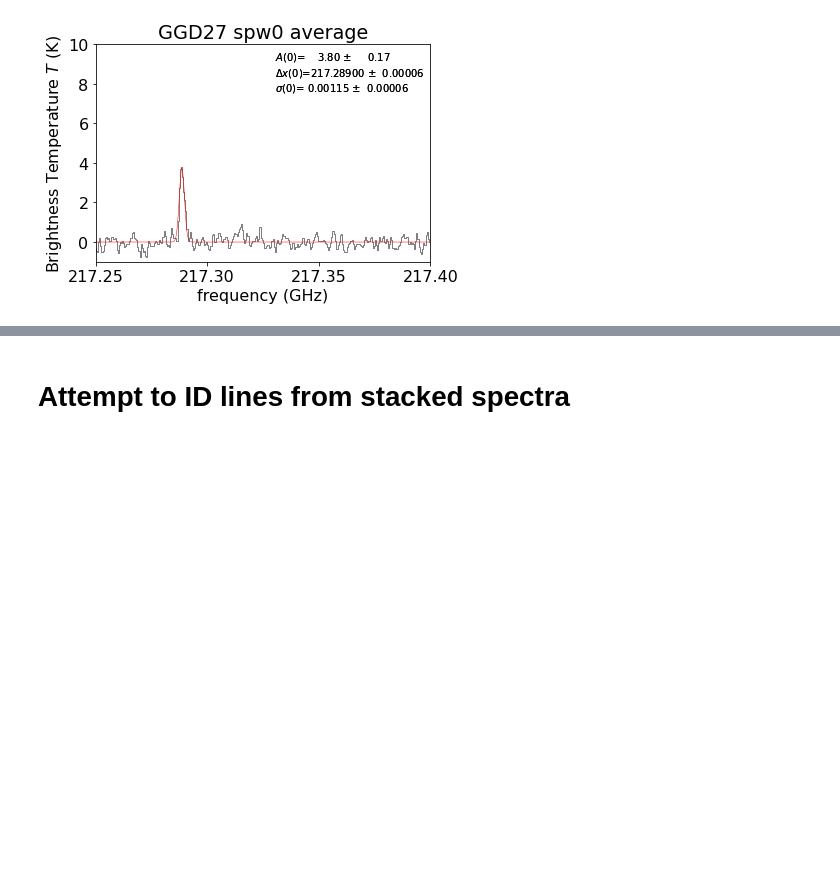
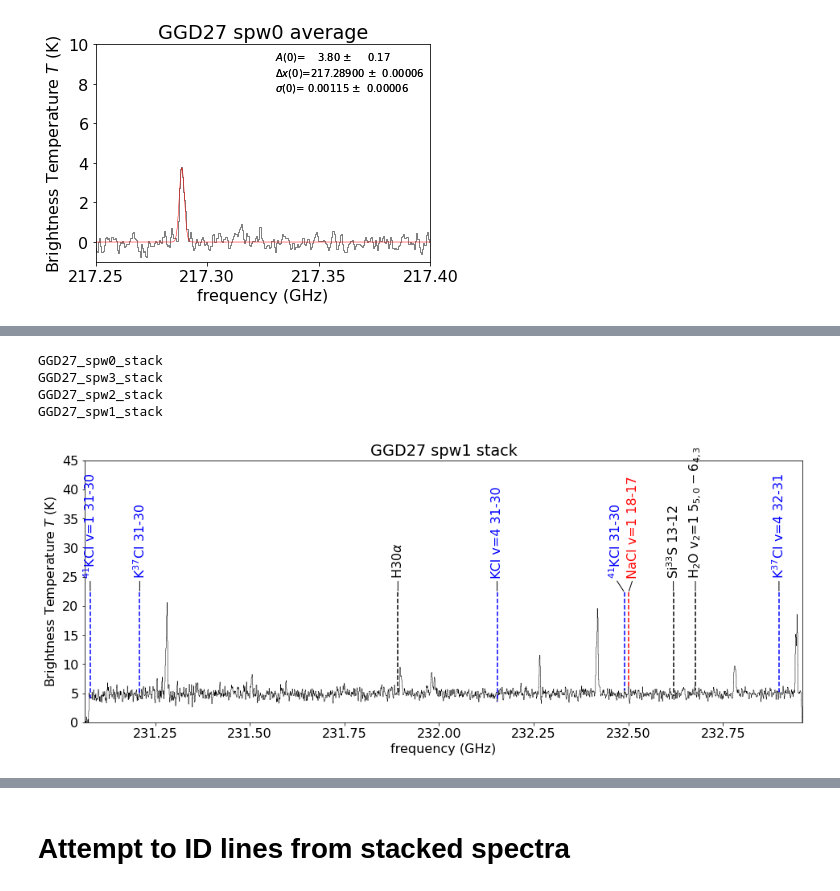
Before and after one commit to keflavich/saltmining, a Jupyter notebook: notebooks/Sanhueza18162.ipynb, the cells around one changed output, grey strips where cells are left out. Saved outputs shown, nothing was run; the diff lists cells and outputs as text; code cells hidden in the pictures; blank space fills up the shorter version.

```diff
--- a/notebooks/Sanhueza18162.ipynb
+++ b/notebooks/Sanhueza18162.ipynb
@@ -850,4 +890,10 @@ for ii,fn in enumerate(glob.glob('spectra/*_stack.fits')):
 # %%
-overplot_saltlines(stackspectra, vcen=vcen, savepath='spectra/figures', ymin=0, ymax=45)
+overplot_saltlines(stackspectra, vcen=vcen, savepath='spectra/figures', ymin=0, ymax=45, yfrac=0.55)
+# %% [output]
+GGD27_spw0_stack
+GGD27_spw3_stack
+GGD27_spw2_stack
+GGD27_spw1_stack
+[figure, added]
 # %%
 pwd
```
Also changed, not shown: parts of 29 cells of this notebook, 1 other file.
